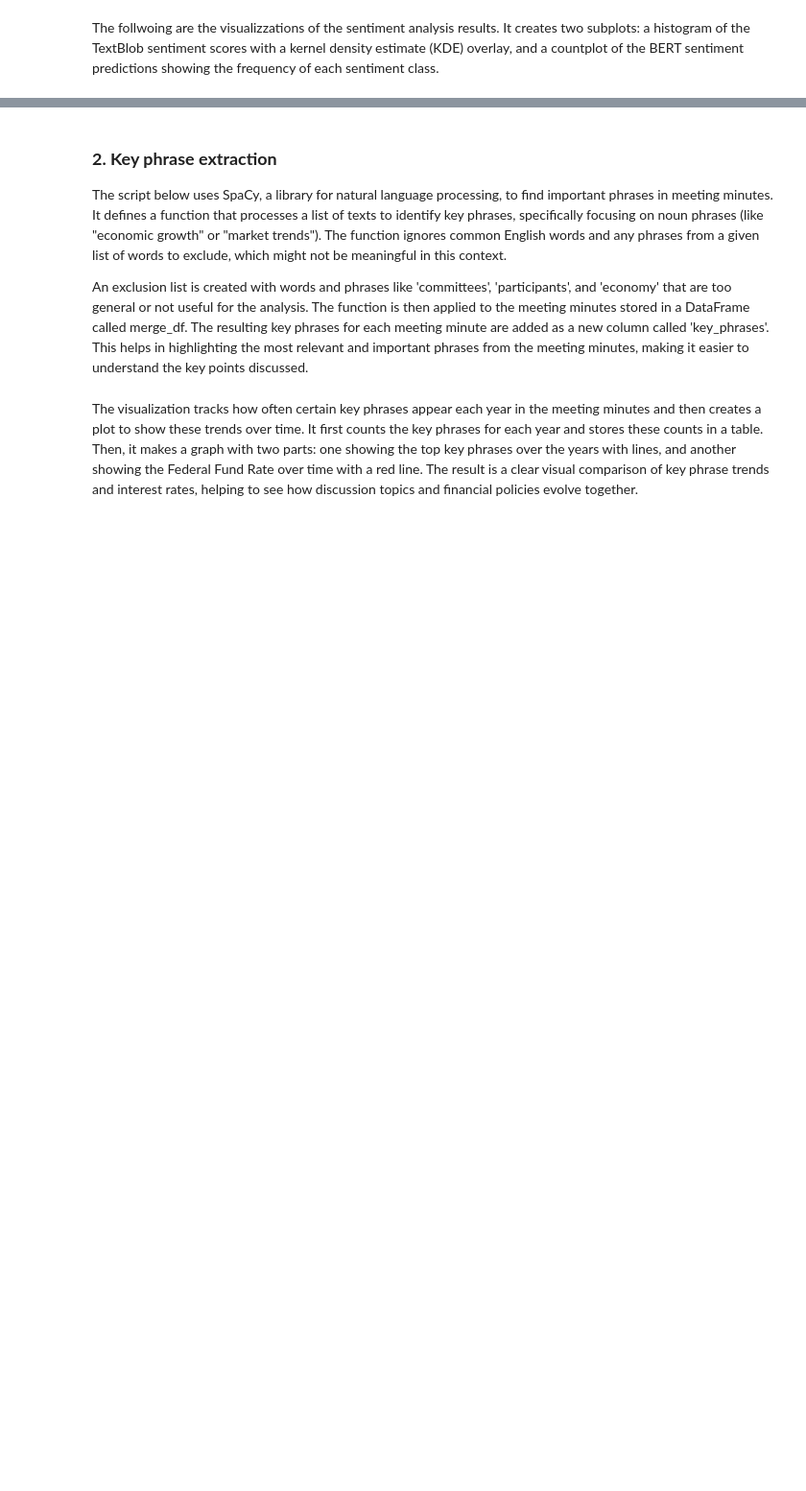
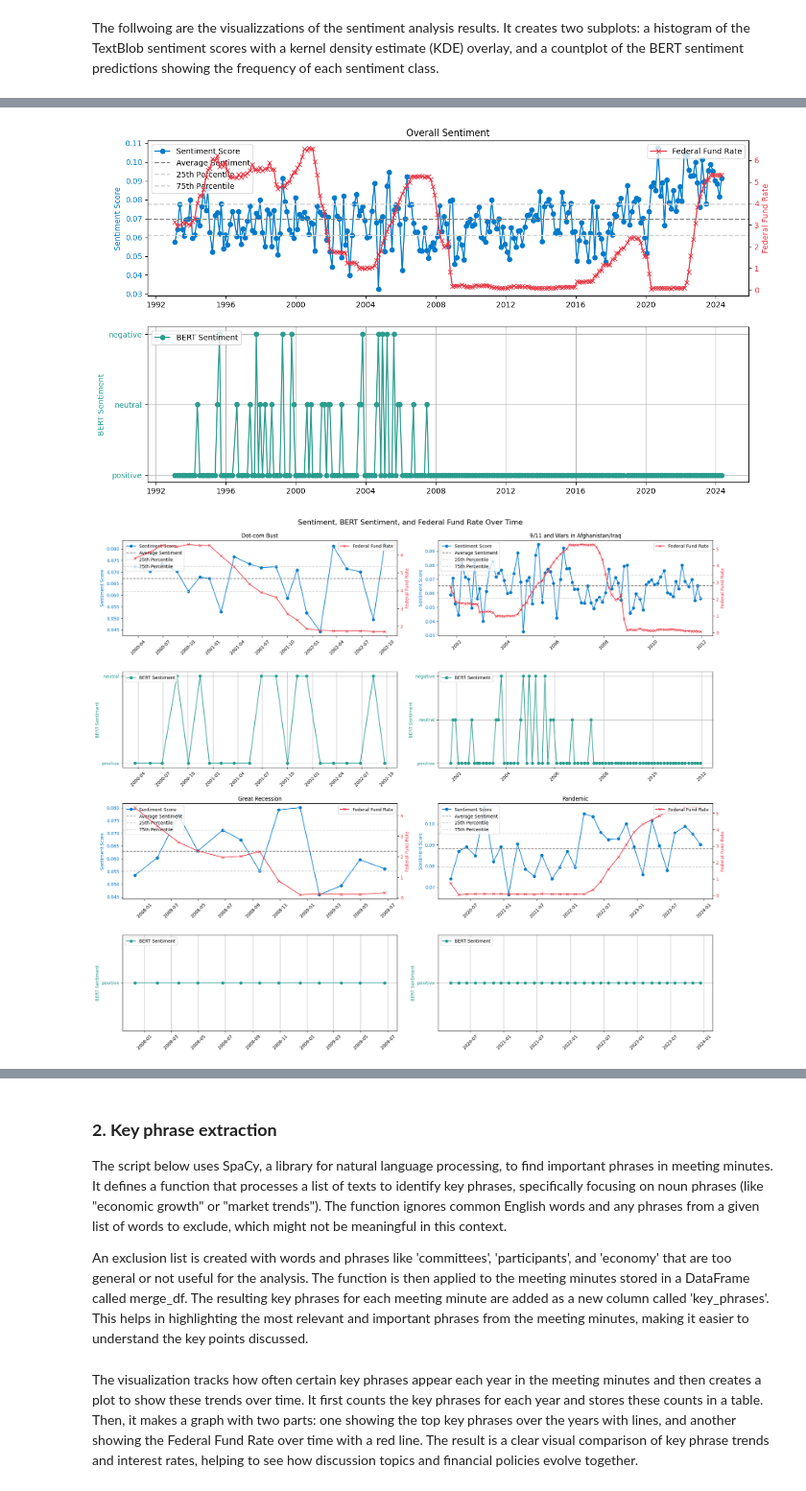
Before and after one commit to Cydia13526/s24-milestone2-team7-cspaarg-cydia-davidrez, a Jupyter notebook: project.ipynb, the cells around one changed output, grey strips where cells are left out. Shown at 96% size. Drawn from its saved outputs; the diff is of its cells as text; code cells hidden in the pictures; blank space fills up the shorter version.

```diff
--- a/project.ipynb
+++ b/project.ipynb
@@ -256,3 +290,21 @@ merge_df['bert_sentiment'] = merge_df['meeting_minute'].apply(get_sentiment)
+# %%
+time_brackets = {
+    "Dot-com Bust": ("2000-03-01", "2002-10-31"),
+    "9/11 and Wars in Afghanistan/Iraq": ("2001-09-11", "2011-12-31"),
+    "Great Recession": ("2007-12-01", "2009-06-30"),
+    "Pandemic": ("2020-03-01", "2023-12-31")
+}
+
+# Function to filter DataFrame based on time brackets
+def filter_by_time_bracket(df, start_date, end_date):
+    mask = (df.index >= start_date) & (df.index <= end_date)
+    return df[mask]
+
+# Split the dataset into different time brackets
+dot_com_bust = filter_by_time_bracket(merge_df, *time_brackets["Dot-com Bust"])
+wars_in_afghanistan_iraq = filter_by_time_bracket(merge_df, *time_brackets["9/11 and Wars in Afghanistan/Iraq"])
+great_recession = filter_by_time_bracket(merge_df, *time_brackets["Great Recession"])
+pandemic = filter_by_time_bracket(merge_df, *time_brackets["Pandemic"])
 # %% [markdown]
 The follwoing are the visualizzations of the sentiment analysis results. It creates two subplots: a histogram of the TextBlob sentiment scores with a kernel density estimate (KDE) overlay, and a countplot of the BERT sentiment predictions showing the frequency of each sentiment class.
 # %%
@@ -325,0 +335,54 @@ plt.show()
+# %%
+def plot_sentiment(ax, ax2, df, title):
+    blue_color = '#007ACC'
+    red_color = '#E63946'
+    green_color = '#2A9D8F'
+    avg_sentiment = df['sentiment'].mean()
+    q25_sentiment = np.percentile(df['sentiment'], 25)
+    q75_sentiment = np.percentile(df['sentiment'], 75)
+
+    # Plot sentiment and Federal Fund Rate over time
+    ax.plot(df.index, df['sentiment'], color=blue_color, marker='o', label='Sentiment Score')
+    ax.axhline(y=avg_sentiment, color='gray', linestyle='--', label='Average Sentiment')
+    ax.axhline(y=q25_sentiment, color='lightgray', linestyle='--', label='25th Percentile')
+    ax.axhline(y=q75_sentiment, color='lightgray', linestyle='--', label='75th Percentile')
+    ax.set_ylabel('Sentiment Score', color=blue_color)
+    ax.tick_params(axis='y', labelcolor=blue_color)
+    ax.legend(loc='upper left')
+
+    axes_twin = ax.twinx()
+    axes_twin.plot(df.index, df['rate'], color=red_color, marker='x', label='Federal Fund Rate')
+    axes_twin.set_ylabel('Federal Fund Rate', color=red_color)
+    axes_twin.tick_params(axis='y', labelcolor=red_color)
+    axes_twin.legend(loc='upper right')
+
+    # Plot BERT Sentiment over time
+    ax2.plot(df.index, df['bert_sentiment'], color=green_color, marker='o', label='BERT Sentiment')
+    ax2.set_ylabel('BERT Sentiment', color=green_color)
+    ax2.tick_params(axis='y', labelcolor=green_color)
+    ax2.grid(True)
+    ax2.legend(loc='upper left')
+
+    ax.set_title(title)
+
+fig2, axes2 = plt.subplots(2, 1, figsize=(14, 8))
+fig, axes = plt.subplots(4, 2, figsize=(20, 17))
+
+
+plot_sentiment(axes2[0], axes2[1], merge_df, 'Overall Sentiment')
+
+plot_sentiment(axes[0, 0], axes[1, 0], dot_com_bust, 'Dot-com Bust')
+plot_sentiment(axes[0, 1], axes[1, 1], wars_in_afghanistan_iraq, '9/11 and Wars in Afghanistan/Iraq')
+plot_sentiment(axes[2, 0], axes[3, 0], great_recession, 'Great Recession')
+plot_sentiment(axes[2, 1], axes[3, 1], pandemic, 'Pandemic')
+fig.suptitle('Sentiment, BERT Sentiment, and Federal Fund Rate Over Time', fontsize=16)
+
+for ax in axes.flat:
+    if ax is not None:
+        ax.tick_params(axis='x', rotation=45)
+
+plt.tight_layout(pad=2.0)
+plt.show()
+# %% [output]
+[figure, added]
+[figure, added]
```
Also changed, not shown: parts of 21 cells of this notebook, 5 other files.
